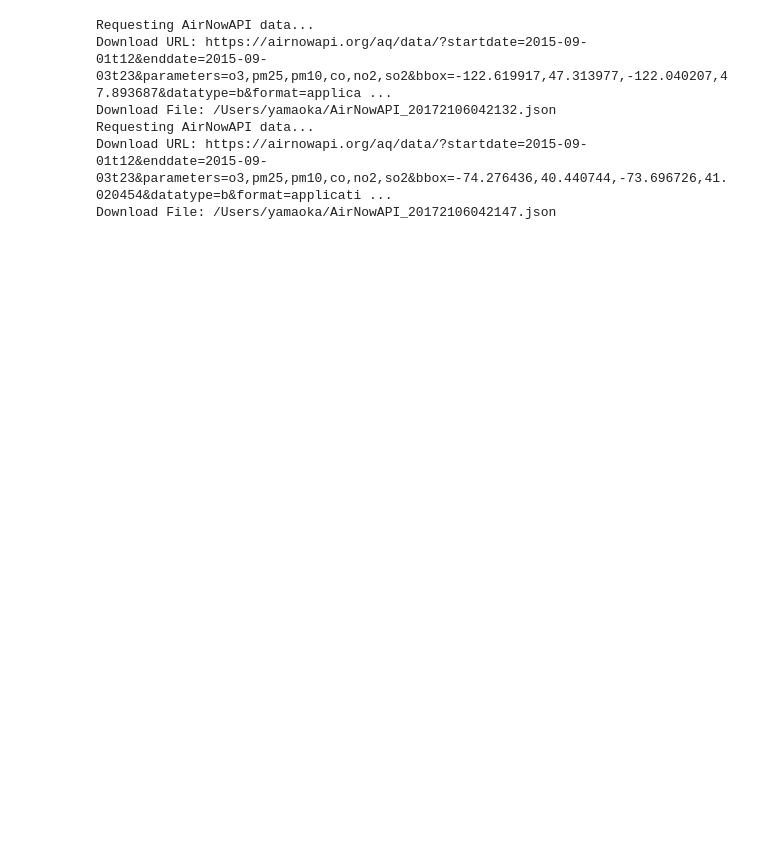
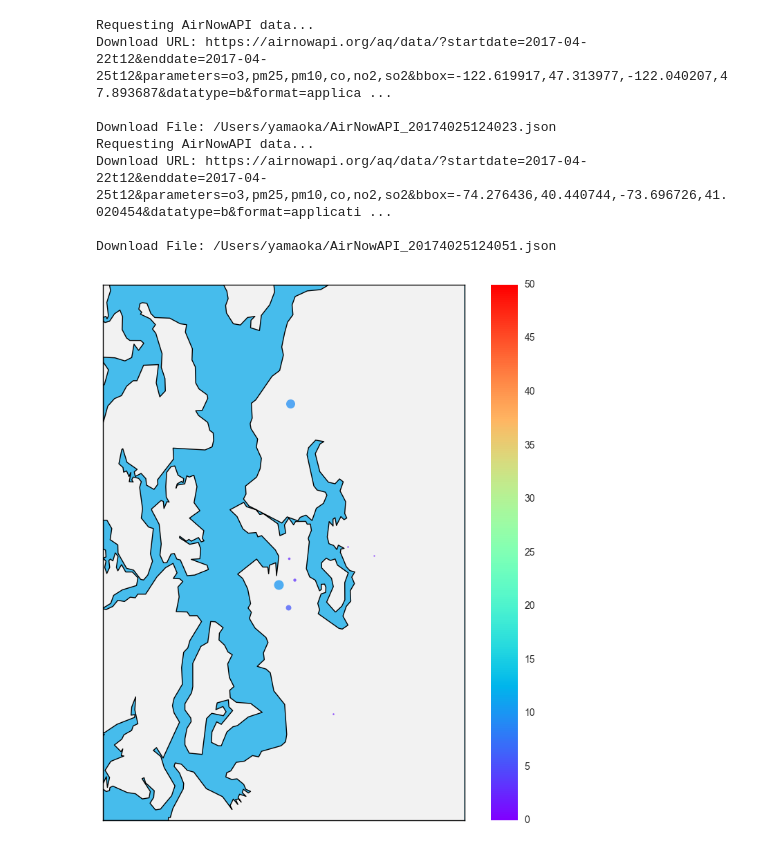
Before and after one commit to jyamaoka/AirQualityDI, a Jupyter notebook: AirQualityData.ipynb, the cells around one changed output. Cells and saved outputs as stored; diff of their text form; code cells hidden in the pictures; blank space fills up the shorter version.

```diff
--- a/AirQualityData.ipynb
+++ b/AirQualityData.ipynb
@@ -27 +21,5 @@ eps_pw  = my_key = open(sys.argv[1]).readlines()[2]
+# %%
+#keyfile = sys.argv[1]
+keyfile = 'keys'
+airnow_key = open(keyfile).readlines()[0]
 # %%
@@ -96,25 +175,28 @@ def AirNowAPI2(lat,lng,sdate,stime,edate,etime,dist=10.0,file=None):
 # %%
-commonradius = 20.0
+commonradius = 20.0 # radius around location
+
 place1 = 'seattle,wa'
-lat , lng = LatLongFromText(place1)
-jsonfilename = AirNowAPI2(lat, lng,'2015-09-01','12','2015-09-03','23',commonradius)
-
+lng , lat = LongLatFromText(place1)
+jsonfilename = AirNowAPI2(lng, lat, prevday, prevtime, nowday, nowtime, commonradius)
+#jsonfilename = AirNowAPI2(lng, lat,'2016-09-01','12','2016-09-03','23',commonradius)
 file = open(jsonfilename)
 json_data1 = json.loads(file.read())
 
 place2 = 'new york,ny'
-lat , lng = LatLongFromText(place2)
-jsonfilename = AirNowAPI2(lat, lng,'2015-09-01','12','2015-09-03','23',commonradius)
-
+lng , lat = LongLatFromText(place2)
+jsonfilename = AirNowAPI2(lng, lat, prevday, prevtime, nowday, nowtime, commonradius)
+#jsonfilename = AirNowAPI2(lng, lat,'2016-09-01','12','2016-09-03','23',commonradius)
 file = open(jsonfilename)
 json_data2 = json.loads(file.read())
 # %% [output]
 Requesting AirNowAPI data...
-Download URL: https://airnowapi.org/aq/data/?startdate=2015-09-01t12&enddate=2015-09-03t23&parameters=o3,pm25,pm10,co,no2,so2&bbox=-122.619917,47.313977,-122.040207,47.893687&datatype=b&format=applica ...
-Download File: /Users/yamaoka/AirNowAPI_20172106042132.json
+Download URL: https://airnowapi.org/aq/data/?startdate=2017-04-22t12&enddate=2017-04-25t12&parameters=o3,pm25,pm10,co,no2,so2&bbox=-122.619917,47.313977,-122.040207,47.893687&datatype=b&format=applica ...
+
+Download File: /Users/yamaoka/AirNowAPI_20174025124023.json
 Requesting AirNowAPI data...
-Download URL: https://airnowapi.org/aq/data/?startdate=2015-09-01t12&enddate=2015-09-03t23&parameters=o3,pm25,pm10,co,no2,so2&bbox=-74.276436,40.440744,-73.696726,41.020454&datatype=b&format=applicati ...
-Download File: /Users/yamaoka/AirNowAPI_20172106042147.json
+Download URL: https://airnowapi.org/aq/data/?startdate=2017-04-22t12&enddate=2017-04-25t12&parameters=o3,pm25,pm10,co,no2,so2&bbox=-74.276436,40.440744,-73.696726,41.020454&datatype=b&format=applicati ...
+
+Download File: /Users/yamaoka/AirNowAPI_20174025124051.json
 # %%
 pm25data1 = list(filter(lambda x: x['Parameter']=='PM2.5',json_data1))
 pm251 = list(map(lambda x: x['Value'], pm25data1))
@@ -135,3 +217,28 @@ for c in datesimp2 :
     onedaylist = list(filter(lambda x: x['UTC']==c,pm25data2))
     oneday = list(map(lambda x: x['Value'], onedaylist))
     pm25avg2.append(np.mean(oneday))
+# %%
+fig, ax = plt.subplots(figsize=(10,10))
+lng , lat = LongLatFromText(place1)
+llng, llat, ulng, ulat = BoundingBox(lng,lat,25.0)
+m = Basemap(resolution='h', # c, l, i, h, f or None
+            projection='merc',
+            lat_0=lat, lon_0=lng,
+            llcrnrlon=llng, llcrnrlat=llat, urcrnrlon=ulng, urcrnrlat=ulat)
+
+m.drawmapboundary(fill_color='#46bcec')
+m.fillcontinents(color='#f2f2f2',lake_color='#46bcec')
+m.drawcoastlines()
+m.drawstates()
+m.drawcountries()
+
+plot_time = pm25data1[0]['UTC'] #get most resent time
+map_pm25data1 = list(filter(lambda x: x['UTC']==plot_time,pm25data1))
+
+dummy = list( map(plot_point, map_pm25data1) )
+
+mapper.set_array(map_pm25data1)
+plt.colorbar(mapper)
+plt.show()
+# %% [output]
+[figure, added]
```
Also changed, not shown: parts of 14 cells of this notebook.
